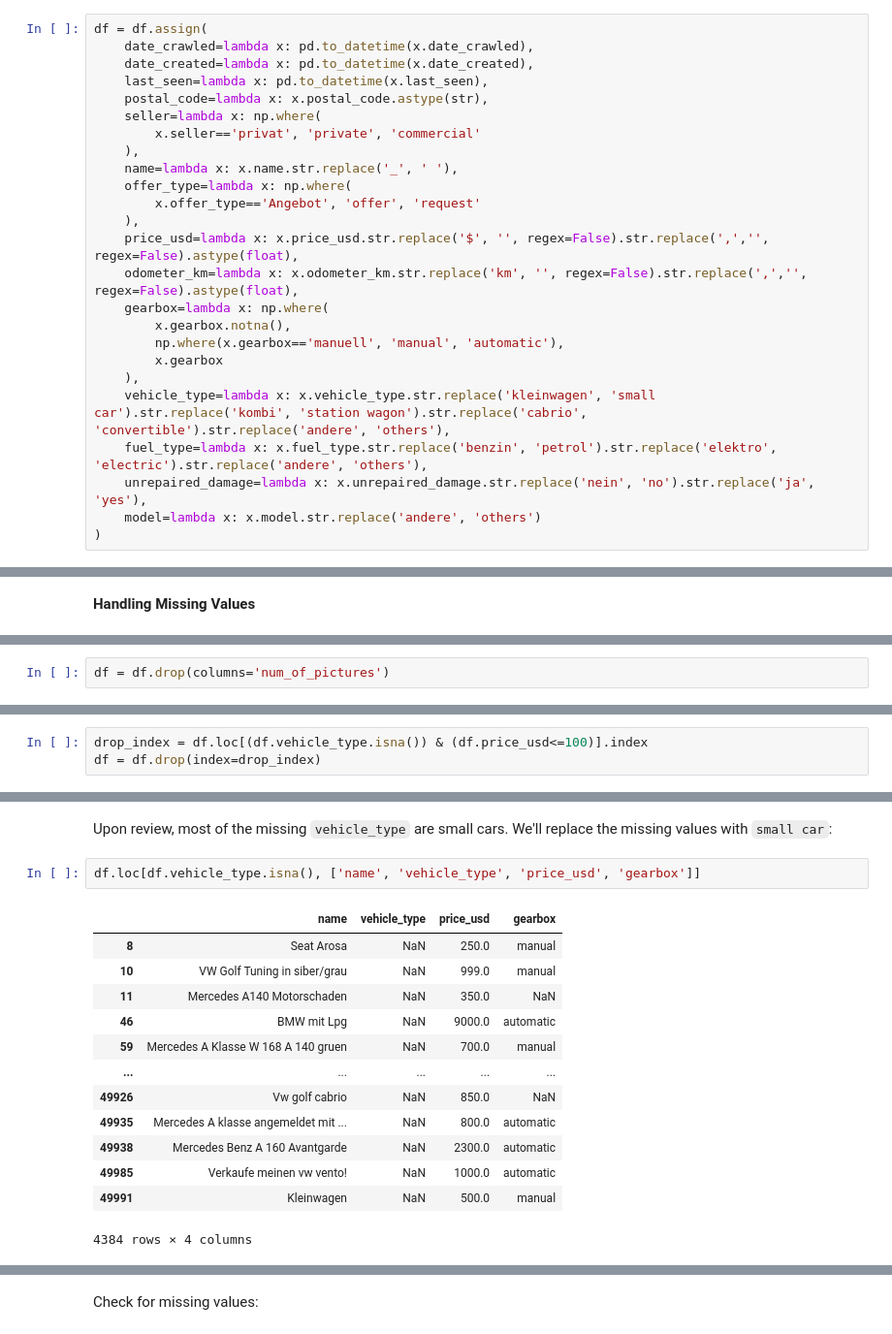
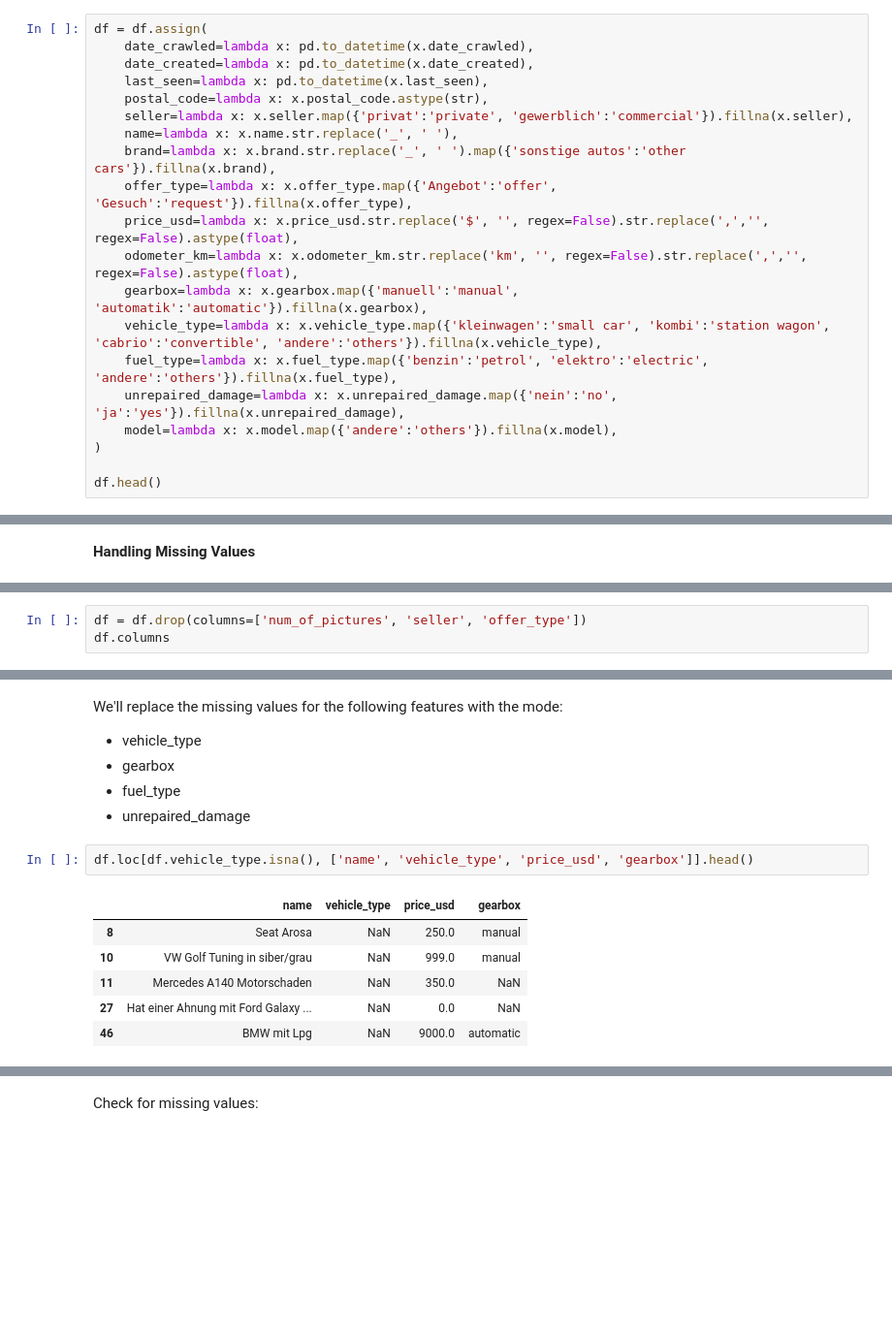
Before and after one commit to Williamz4lyf/used_cars, a Jupyter notebook: used_cars.ipynb, the cells around one changed output, grey strips where cells are left out. Shown at 97% size. Saved outputs shown, nothing was run; the diff lists cells and outputs as text; blank space fills up the shorter version.

```diff
--- a/used_cars.ipynb
+++ b/used_cars.ipynb
@@ -134,22 +172,17 @@ df = df.assign(
     date_created=lambda x: pd.to_datetime(x.date_created),
     last_seen=lambda x: pd.to_datetime(x.last_seen),
     postal_code=lambda x: x.postal_code.astype(str),
-    seller=lambda x: np.where(
-        x.seller=='privat', 'private', 'commercial'
-    ),
+    seller=lambda x: x.seller.map({'privat':'private', 'gewerblich':'commercial'}).fillna(x.seller),
     name=lambda x: x.name.str.replace('_', ' '),
-    offer_type=lambda x: np.where(
-        x.offer_type=='Angebot', 'offer', 'request'
-    ),
+    brand=lambda x: x.brand.str.replace('_', ' ').map({'sonstige autos':'other cars'}).fillna(x.brand),
+    offer_type=lambda x: x.offer_type.map({'Angebot':'offer', 'Gesuch':'request'}).fillna(x.offer_type),
     price_usd=lambda x: x.price_usd.str.replace('$', '', regex=False).str.replace(',','', regex=False).astype(float),
     odometer_km=lambda x: x.odometer_km.str.replace('km', '', regex=False).str.replace(',','', regex=False).astype(float),
-    gearbox=lambda x: np.where(
-        x.gearbox.notna(),
-        np.where(x.gearbox=='manuell', 'manual', 'automatic'),
-        x.gearbox
-    ),
-    vehicle_type=lambda x: x.vehicle_type.str.replace('kleinwagen', 'small car').str.replace('kombi', 'station wagon').str.replace('cabrio', 'convertible').str.replace('andere', 'others'),
-    fuel_type=lambda x: x.fuel_type.str.replace('benzin', 'petrol').str.replace('elektro', 'electric').str.replace('andere', 'others'),
-    unrepaired_damage=lambda x: x.unrepaired_damage.str.replace('nein', 'no').str.replace('ja', 'yes'),
-    model=lambda x: x.model.str.replace('andere', 'others')
+    gearbox=lambda x: x.gearbox.map({'manuell':'manual', 'automatik':'automatic'}).fillna(x.gearbox),
+    vehicle_type=lambda x: x.vehicle_type.map({'kleinwagen':'small car', 'kombi':'station wagon', 'cabrio':'convertible', 'andere':'others'}).fillna(x.vehicle_type),
+    fuel_type=lambda x: x.fuel_type.map({'benzin':'petrol', 'elektro':'electric', 'andere':'others'}).fillna(x.fuel_type),
+    unrepaired_damage=lambda x: x.unrepaired_damage.map({'nein':'no', 'ja':'yes'}).fillna(x.unrepaired_damage),
+    model=lambda x: x.model.map({'andere':'others'}).fillna(x.model),
 )
+
+df.head()
@@ -185,2 +245,3 @@ Name: num_of_pictures, dtype: int64
 # %%
-df = df.drop(columns='num_of_pictures')
+df = df.drop(columns=['num_of_pictures', 'seller', 'offer_type'])
+df.columns
@@ -189,3 +253,0 @@ Let's drop records where `vehicle type` and `price_usd` are missing. These are m
-# %%
-drop_index = df.loc[(df.vehicle_type.isna()) & (df.price_usd<=100)].index
-df = df.drop(index=drop_index)
@@ -215,18 +254,15 @@ dtype: int64
-# %% [markdown]
-Upon review, most of the missing `vehicle_type` are small cars. We'll replace the missing values with `small car`:
+# %% [markdown]
+We'll replace the missing values for the following features with the mode:
+* vehicle_type
+* gearbox
+* fuel_type
+* unrepaired_damage
 # %%
-df.loc[df.vehicle_type.isna(), ['name', 'vehicle_type', 'price_usd', 'gearbox']]
+df.loc[df.vehicle_type.isna(), ['name', 'vehicle_type', 'price_usd', 'gearbox']].head()
 # %% [output]
 |  | name | vehicle_type | price_usd | gearbox |
 | 8 | Seat Arosa | NaN | 250.0 | manual |
 | 10 | VW Golf Tuning in siber/grau | NaN | 999.0 | manual |
 | 11 | Mercedes A140 Motorschaden | NaN | 350.0 | NaN |
+| 27 | Hat einer Ahnung mit Ford Galaxy ... | NaN | 0.0 | NaN |
 | 46 | BMW mit Lpg | NaN | 9000.0 | automatic |
-| 59 | Mercedes A Klasse W 168 A 140 gruen | NaN | 700.0 | manual |
-| ... | ... | ... | ... | ... |
-| 49926 | Vw golf cabrio | NaN | 850.0 | NaN |
-| 49935 | Mercedes A klasse angemeldet mit ... | NaN | 800.0 | automatic |
-| 49938 | Mercedes Benz A 160 Avantgarde | NaN | 2300.0 | automatic |
-| 49985 | Verkaufe meinen vw vento! | NaN | 1000.0 | automatic |
-| 49991 | Kleinwagen | NaN | 500.0 | manual |
-4384 rows × 4 columns
```
Also changed, not shown: parts of 98 cells of this notebook.
